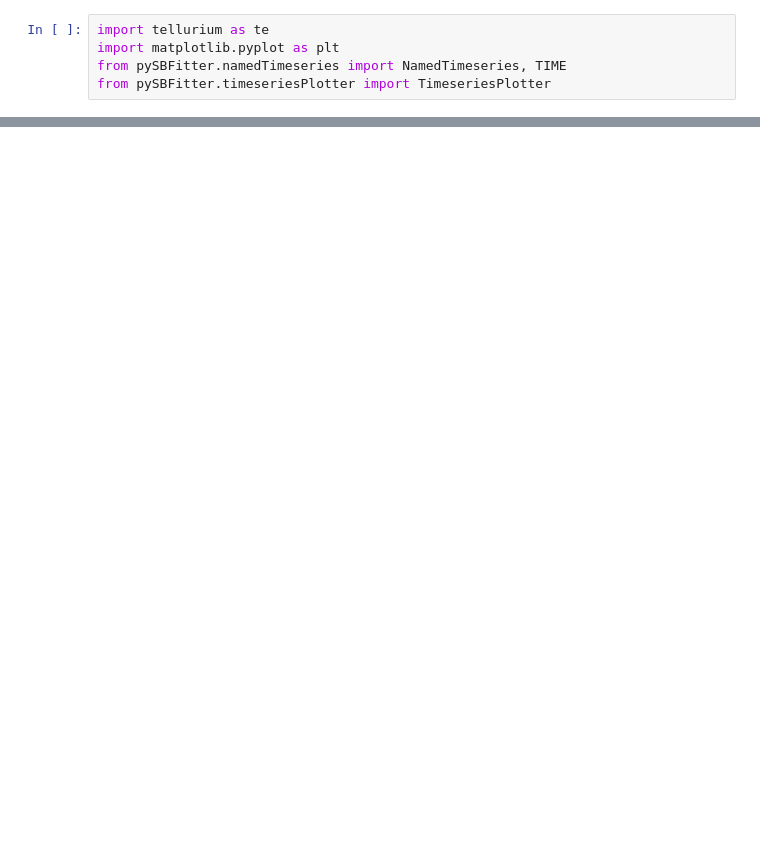
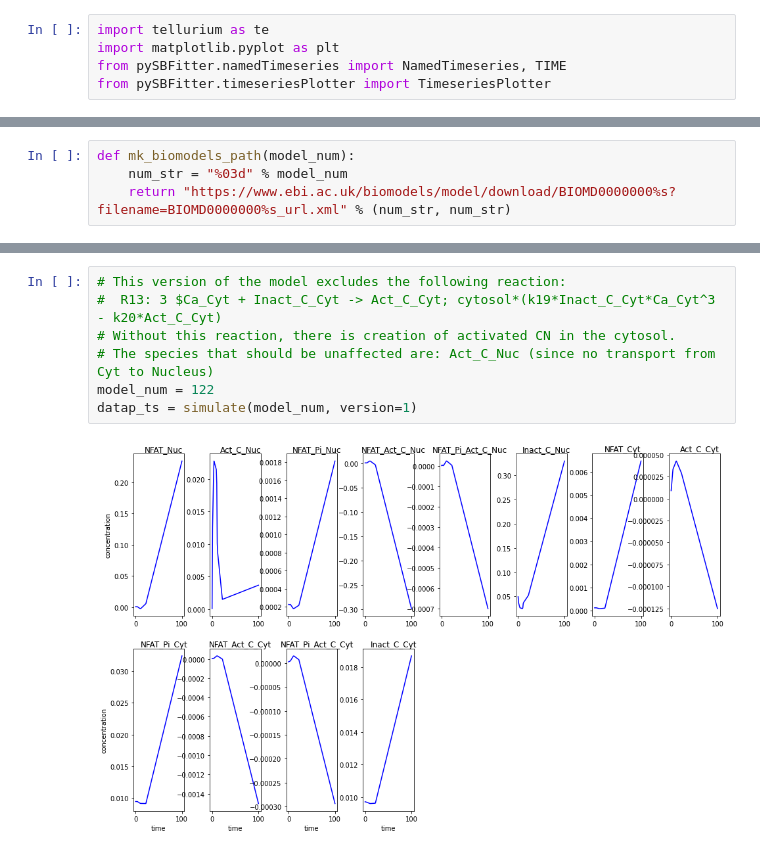
Before and after one commit to sys-bio/SBviper, a Jupyter notebook: notebooks/GlycolysisAndPPP.ipynb, the cells around one changed output, grey strips where cells are left out. Cells and saved outputs as stored; diff of their text form; blank space fills up the shorter version.

```diff
--- a/notebooks/GlycolysisAndPPP.ipynb
+++ b/notebooks/GlycolysisAndPPP.ipynb
@@ -21,2 +39,6 @@ rr = te.loadSBMLModel("BIOMD0000000514_url.xml")
+# %%
+def mk_biomodels_path(model_num):
+    num_str = "%03d" % model_num
+    return "https://www.ebi.ac.uk/biomodels/model/download/BIOMD0000000%s?filename=BIOMD0000000%s_url.xml" % (num_str, num_str)
 # %%
 # Extracting a model from Antimony
@@ -69,0 +122,9 @@ plotter.plotTimeSingle(data_ts, numCol=8, figsize=(16,12), titlePosition=[0.8, 0
+# %%
+# This version of the model excludes the following reaction:
+#  R13: 3 $Ca_Cyt + Inact_C_Cyt -> Act_C_Cyt; cytosol*(k19*Inact_C_Cyt*Ca_Cyt^3 - k20*Act_C_Cyt)
+# Without this reaction, there is creation of activated CN in the cytosol.
+# The species that should be unaffected are: Act_C_Nuc (since no transport from Cyt to Nucleus)
+model_num = 122
+datap_ts = simulate(model_num, version=1)
+# %% [output]
+[figure, added]
```
Also changed, not shown: parts of 23 cells of this notebook, 15 other files.
